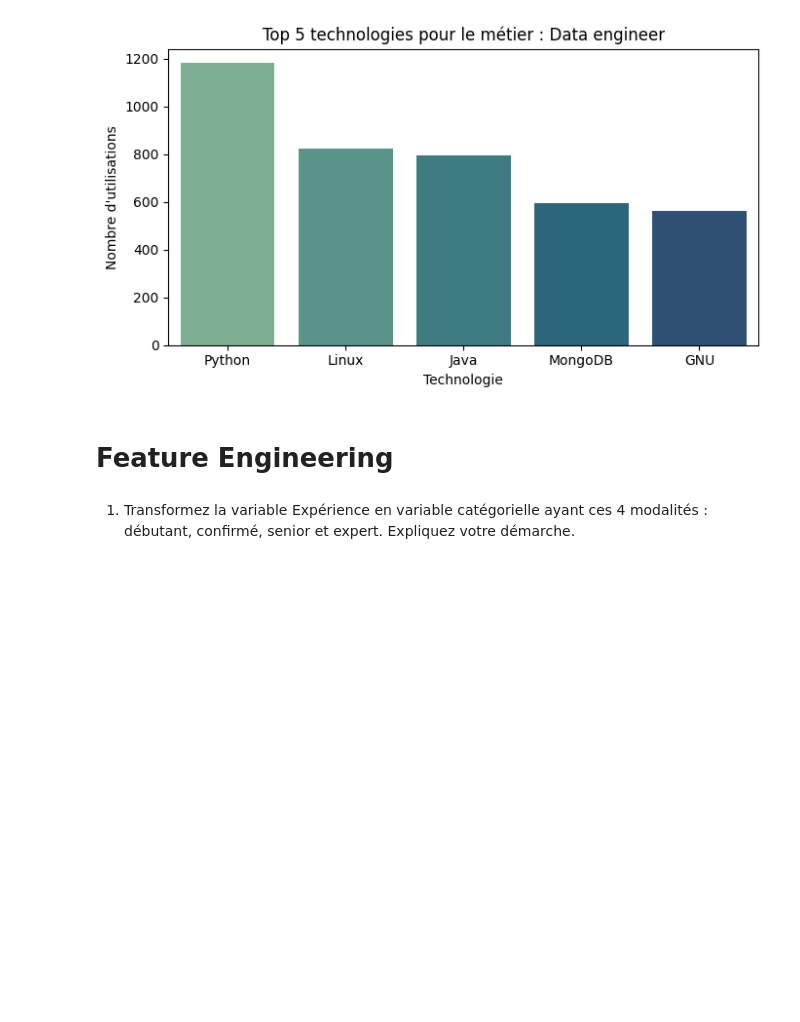
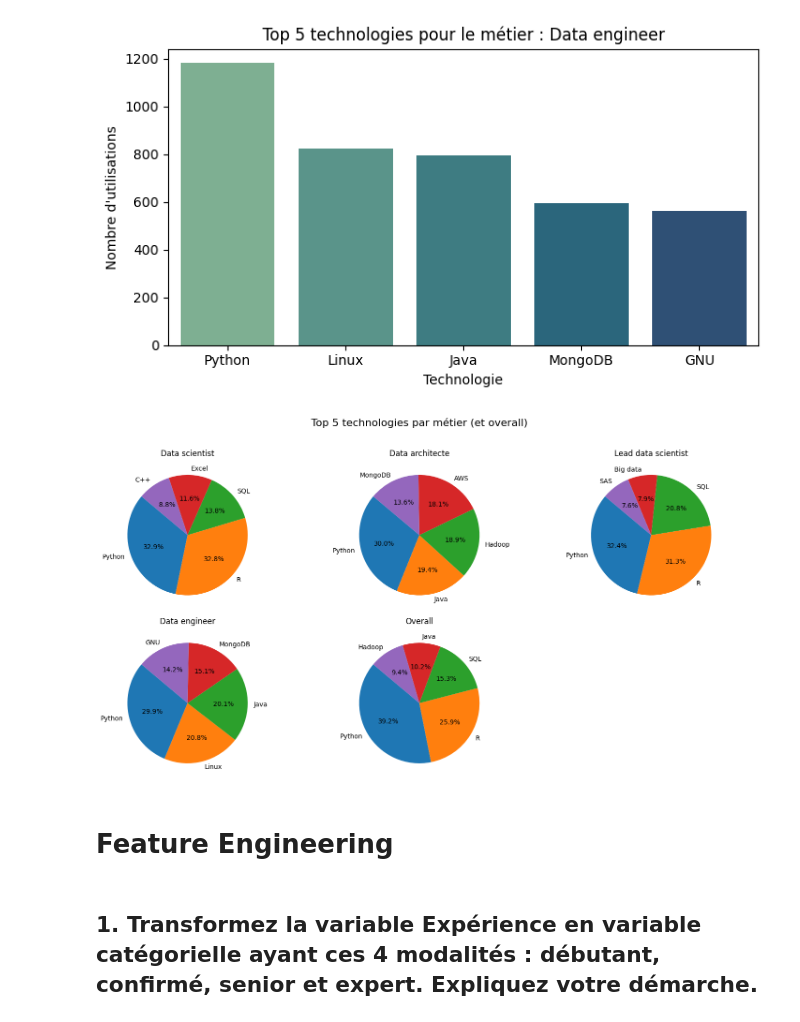
Before and after one commit to jccazes/equancy_technical_assessment, a Jupyter notebook: src/equancy_technical_assessment/answers.ipynb, the cells around one changed output. Drawn from its saved outputs; the diff is of its cells as text; code cells hidden in the pictures; blank space fills up the shorter version.

Commit message:
until split the data

```diff
--- a/src/equancy_technical_assessment/answers.ipynb
+++ b/src/equancy_technical_assessment/answers.ipynb
@@ -212,8 +212,54 @@ for metier, top_techs in top_techs_by_metier.items():
 [figure]
 [figure]
 [figure]
+# %%
+# Top 5 technologies par métier + overall, en camembert (pie chart) avec subplots
+
+from collections import Counter
+
+metiers = employee_data['Metier'].dropna().unique()
+top_techs_by_metier = {}
+
+# Calcul des top 5 par métier
+for metier in metiers:
+    techs = employee_data.loc[employee_data['Metier'] == metier, 'Technologies'].dropna()
+    all_techs = []
+    for t in techs:
+        all_techs.extend([tech.strip() for tech in t.split('/') if tech.strip() != ''])
+    counter = Counter(all_techs)
+    top_techs_by_metier[metier] = counter.most_common(5)
+
+# Calcul des top 5 overall
+all_techs = []
+for t in employee_data['Technologies'].dropna():
+    all_techs.extend([tech.strip() for tech in t.split('/') if tech.strip() != ''])
+overall_counter = Counter(all_techs)
+overall_top5 = overall_counter.most_common(5)
+top_techs_by_metier['Overall'] = overall_top5
+
+# Préparation des subplots
+n_metiers = len(top_techs_by_metier)
+ncols = 3
+nrows = int(np.ceil(n_metiers / ncols))
+fig, axes = plt.subplots(nrows, ncols, figsize=(ncols*5, nrows*4))
+
+axes = axes.flatten()
+
+for idx, (metier, top_techs) in enumerate(top_techs_by_metier.items()):
+    tech_names, tech_counts = zip(*top_techs) if top_techs else ([], [])
+    axes[idx].pie(tech_counts, labels=tech_names, autopct='%1.1f%%', startangle=140)
+    axes[idx].set_title(f"{metier}")
+
+# Masquer les axes inutilisés
+for j in range(idx+1, len(axes)):
+    axes[j].axis('off')
+
+fig.suptitle("Top 5 technologies par métier (et overall)", fontsize=16)
+plt.tight_layout(rect=[0, 0, 1, 0.96])
+plt.show()
+# %% [output]
+[figure, added]
 # %% [markdown]
 # Feature Engineering
 # %% [markdown]
-1. Transformez la variable Expérience en variable catégorielle ayant ces 4 modalités : débutant,
-confirmé, senior et expert. Expliquez votre démarche.
+## 1. Transformez la variable Expérience en variable catégorielle ayant ces 4 modalités : débutant, confirmé, senior et expert. Expliquez votre démarche.
```
Also changed, not shown: parts of 10 cells of this notebook.
